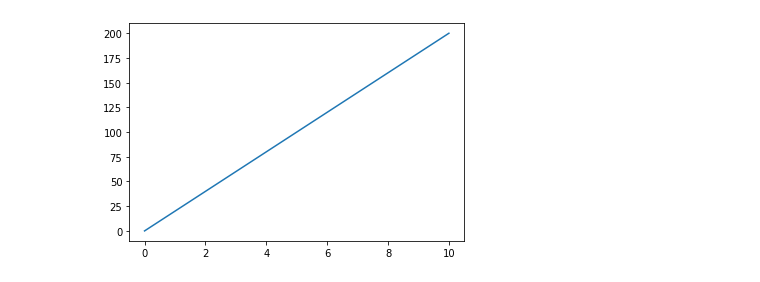
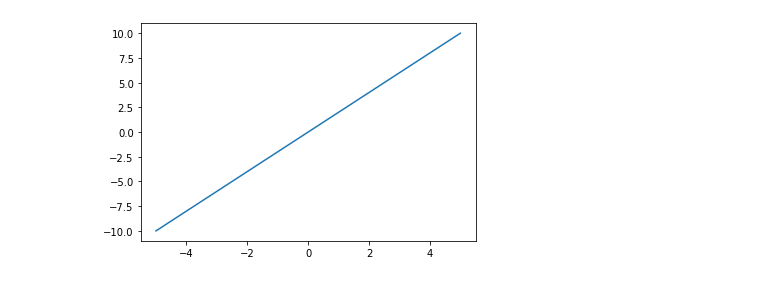
Before and after one commit to turingplanet/matplotlib-intro-tutorial, a Jupyter notebook: notebooks/1-matplot-intro.ipynb, the cells around one changed output. Saved outputs shown, nothing was run; the diff lists cells and outputs as text; code cells hidden in the pictures.

```diff
--- a/notebooks/1-matplot-intro.ipynb
+++ b/notebooks/1-matplot-intro.ipynb
@@ -7,5 +4,9 @@ y_points = np.array([0, 200])
+# %%
+x1 = np.linspace(-5, 5, 50) # 50个范围在(-5, 5)之间的等分点
+y1 = 2 * x1
+y2 = x1 ** 2 - 10
 # %%
-plt.plot(x_points, y_points)
+plt.plot(x1, y1)
 plt.show()
 # %% [output]
-[figure, old version]
+[figure, new version]
```
Also changed, not shown: parts of 7 cells of this notebook, 3 other files.
